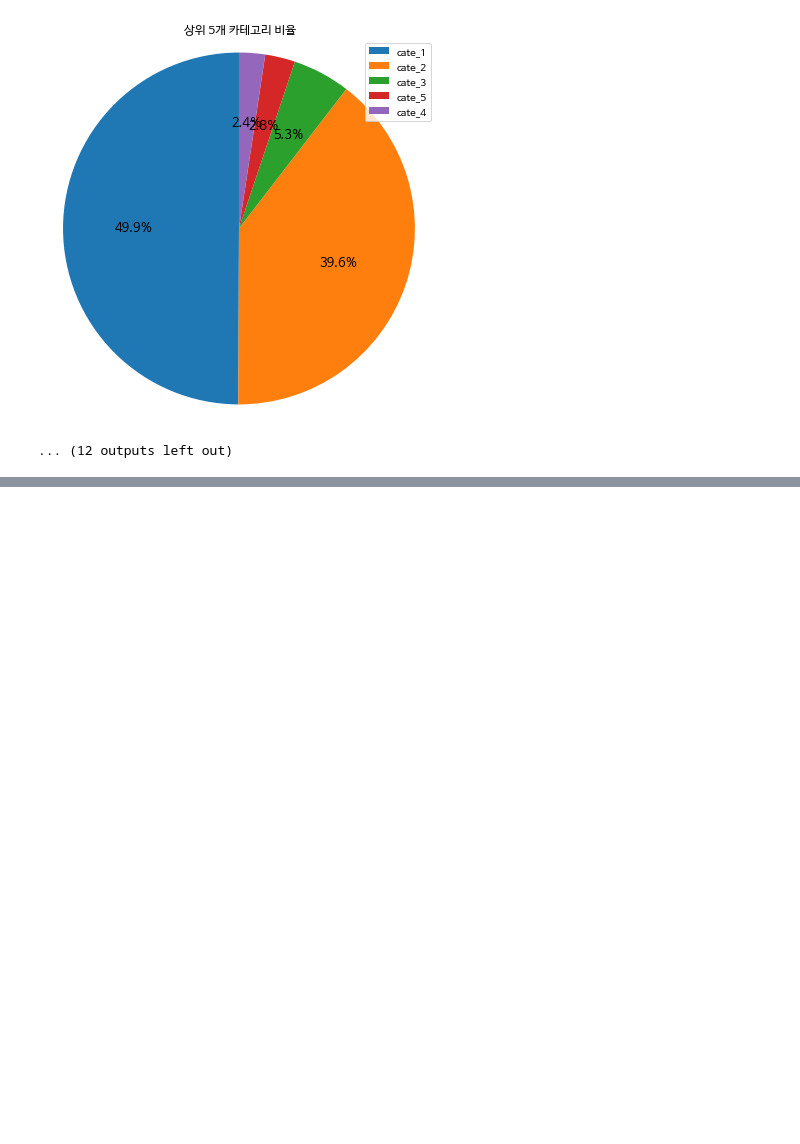
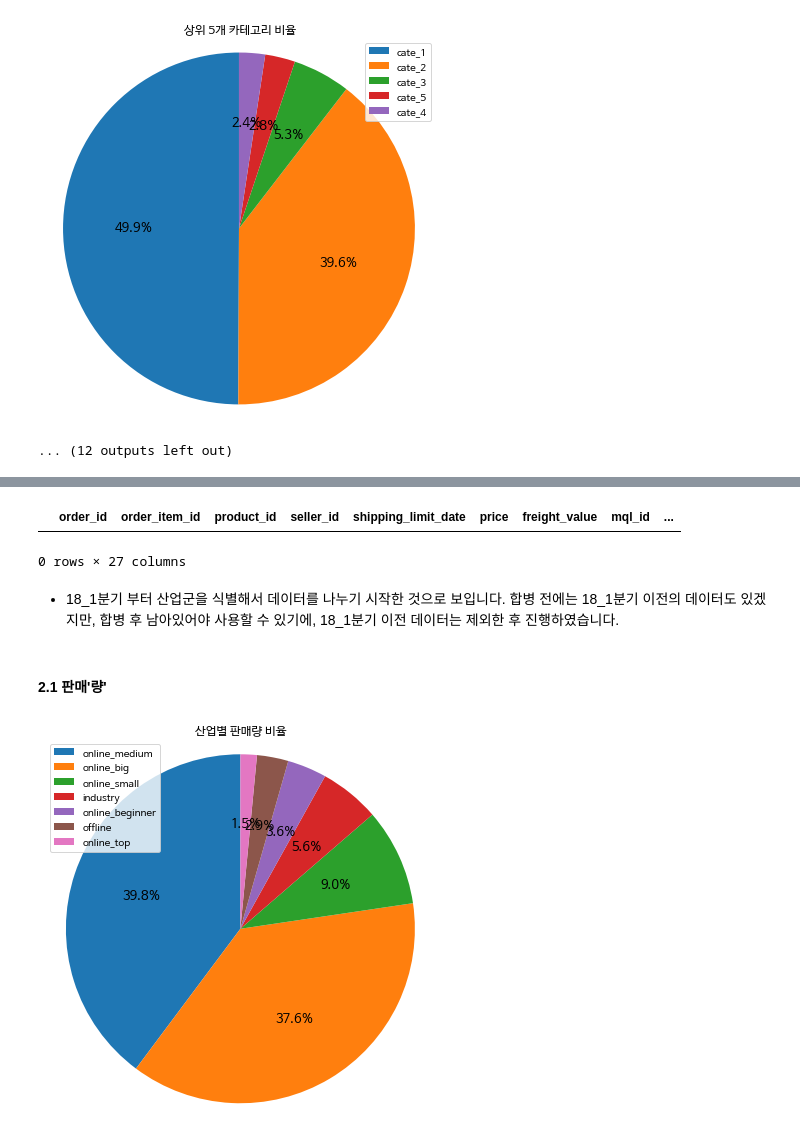
Before and after one commit to cyss93/CP1_team8, a Jupyter notebook: Concentration.ipynb, the cells around one changed output, grey strips where cells are left out. Saved outputs shown, nothing was run; the diff lists cells and outputs as text; code cells hidden in the pictures; blank space fills up the shorter version.

```diff
--- a/Concentration.ipynb
+++ b/Concentration.ipynb
@@ -337,0 +313,3 @@ PieChart_category(df_18_3_cate)
+# %%
+df_mql = pd.read_csv('olist_marketing_qualified_leads_dataset.csv')
+df_closed_deals = pd.read_csv('olist_closed_deals_dataset.csv')
@@ -337,0 +323,4 @@ PieChart_category(df_18_3_cate)
+# %%
+# df_closed_deals와 df_order_items를 병합하기
+df_for_leadtype_temp = pd.merge(df_order_items, df_closed_deals, how = 'inner', on = 'seller_id') # 양쪽 모두 있는 것으로 하기위해 inner
+df_for_leadtype = pd.merge(df_for_leadtype_temp, df_orders, how = 'inner', on = 'order_id') # 양쪽 모두 있는 것으로 하기위해 inner
@@ -337,0 +362,43 @@ PieChart_category(df_18_3_cate)
+# %%
+df_17_4_leadtype
+# %% [output]
+|  | order_id | order_item_id | product_id | seller_id | shipping_limit_date | price | freight_value | mql_id | ... |
+0 rows × 27 columns
+# %% [markdown]
+- 18_1분기 부터 산업군을 식별해서 데이터를 나누기 시작한 것으로 보입니다. 합병 전에는 18_1분기 이전의 데이터도 있겠지만, 합병 후 남아있어야 사용할 수 있기에, 18_1분기 이전 데이터는 제외한 후 진행하였습니다.
+# %% [markdown]
+#### 2.1 판매'량'
+# %%
+def cnt_leadtype(df):
+  # 산업별 판매'량'
+  df_cnt = pd.DataFrame(df['lead_type'].value_counts())
+
+  # 컬럼 명 바꿔주기 (cnt로)
+  df_cnt.rename(columns = {'lead_type':'cnt'}, inplace = True)
+
+  # 데이터프레임 인덱스 정리
+  df_cnt = df_cnt.reset_index()
+
+
+  # 그래프 그리기
+  # 모든 카테고리 그래프
+  labels = df_cnt['index']
+
+  fig = plt.figure(figsize=(7,7)) ## 캔버스 생성
+  fig.set_facecolor('white') ## 캔버스 배경색을 하얀색으로 설정
+  ax = fig.add_subplot() ## 프레임 생성
+
+  pie = ax.pie(df_cnt['cnt'],
+              startangle = 90,
+              autopct = '%1.1f%%',
+              # explode = [0.05, 0.05, 0.05, 0.05, 0.05, 0.05, 0.05, 0.05, 0.05],
+              textprops = {'size' : 13})
+  plt.axis('equal')
+  plt.legend(pie[0],labels, loc='upper left')
+  plt.title('산업별 판매량 비율')
+  plt.show()
+# %%
+# 전체 산업별 판매'량' 비율
+cnt_leadtype(df_for_leadtype)
+# %% [output]
+[figure, added]
```
Also changed, not shown: parts of 20 cells of this notebook.
